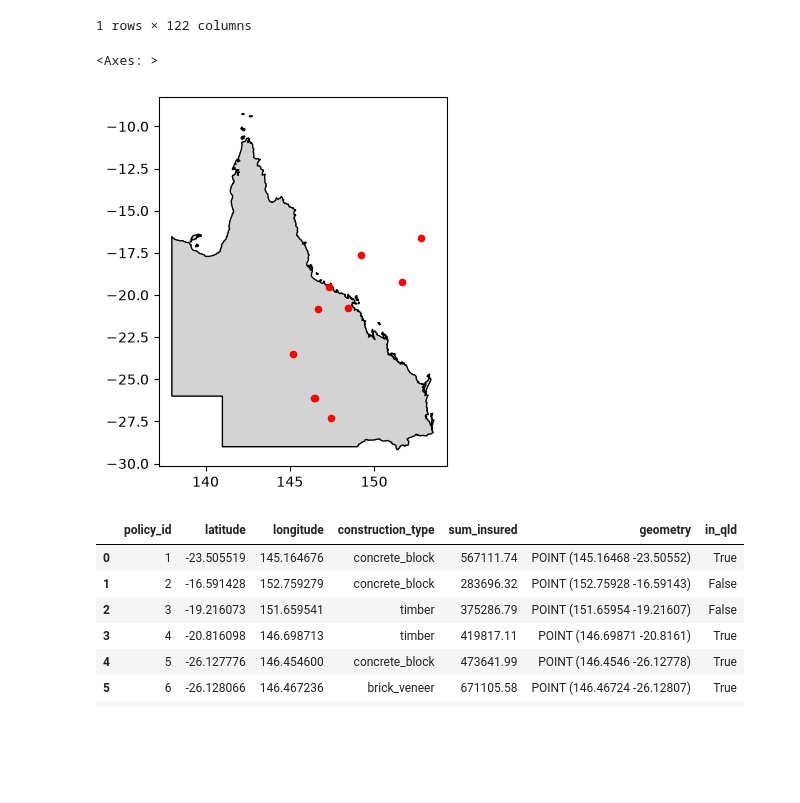
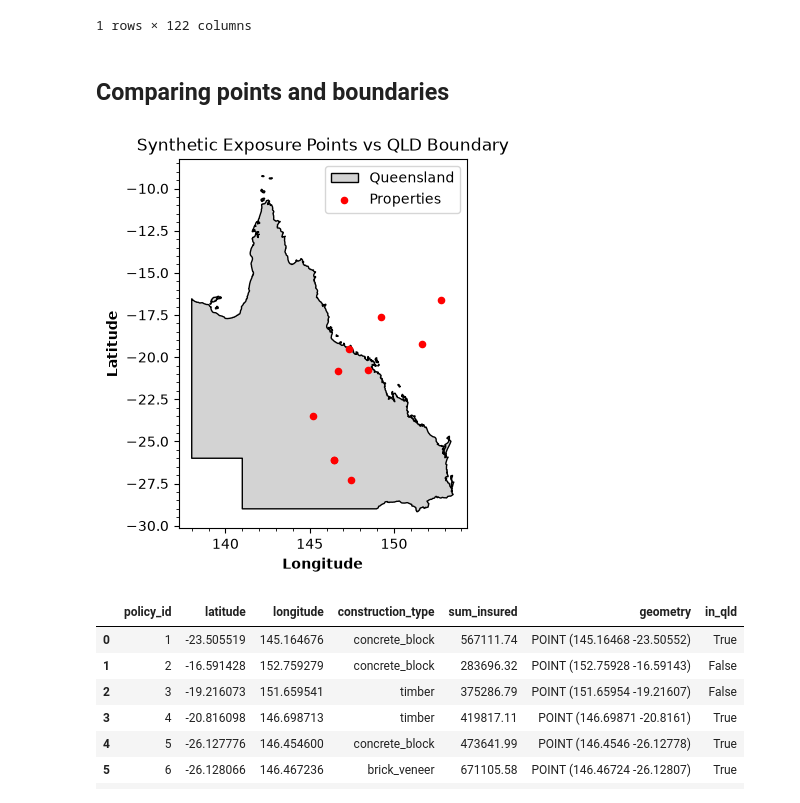
Before and after one commit to kchotalia/catastrophe-modelling-qld, a Jupyter notebook: 02_geospatial_exploration.ipynb, the cells around one changed output. Cells and saved outputs as stored; diff of their text form; code cells hidden in the pictures; blank space fills up the shorter version.

```diff
--- a/02_geospatial_exploration.ipynb
+++ b/02_geospatial_exploration.ipynb
@@ -78,16 +105,28 @@ qld
 |  | featurecla | scalerank | adm1_code | diss_me | iso_3166_2 | wikipedia | iso_a2 | adm0_sr | name | name_alt | ... |
 | 1763 | Admin-1 states provinces | 2 | AUS-2657 | 2657 | AU-QLD | NaN | AU | 5 | Queensland | NaN | ... |
 1 rows × 122 columns
+# %% [markdown]
+## Comparing points and boundaries
 # %%
 # plotting the QLD polygon and our randomly generated points.
 # note that the geometry is a multipolygon as QLD also includes the islands
 # such as the Whitsundays which aren't connected to the mainland.
 
-ax = qld.plot(color="lightgrey", edgecolor="black")
-gdf.plot(ax=ax, color="red", markersize=20)
+ax = qld.plot(color="lightgrey", edgecolor="black", label="Queensland")
+gdf.plot(ax=ax, color="red", markersize=20, label="Properties")
+
+ax.set_title("Synthetic Exposure Points vs QLD Boundary")
+ax.set_xlabel("Longitude", fontweight="bold")
+ax.set_ylabel("Latitude", fontweight="bold")
+
+ax.legend()
+
+ax.minorticks_on()
+ax.set_axisbelow(True)
+
+ax.figure.savefig("qld_exposure_points.png", dpi=300, bbox_inches="tight")
 # %% [output]
-<Axes: >
-[figure, old version]
+[figure, new version]
 # %%
 # create a column to track which points are inside/outside the polygon
 #
```
Also changed, not shown: parts of 27 cells of this notebook, 6 other files.
